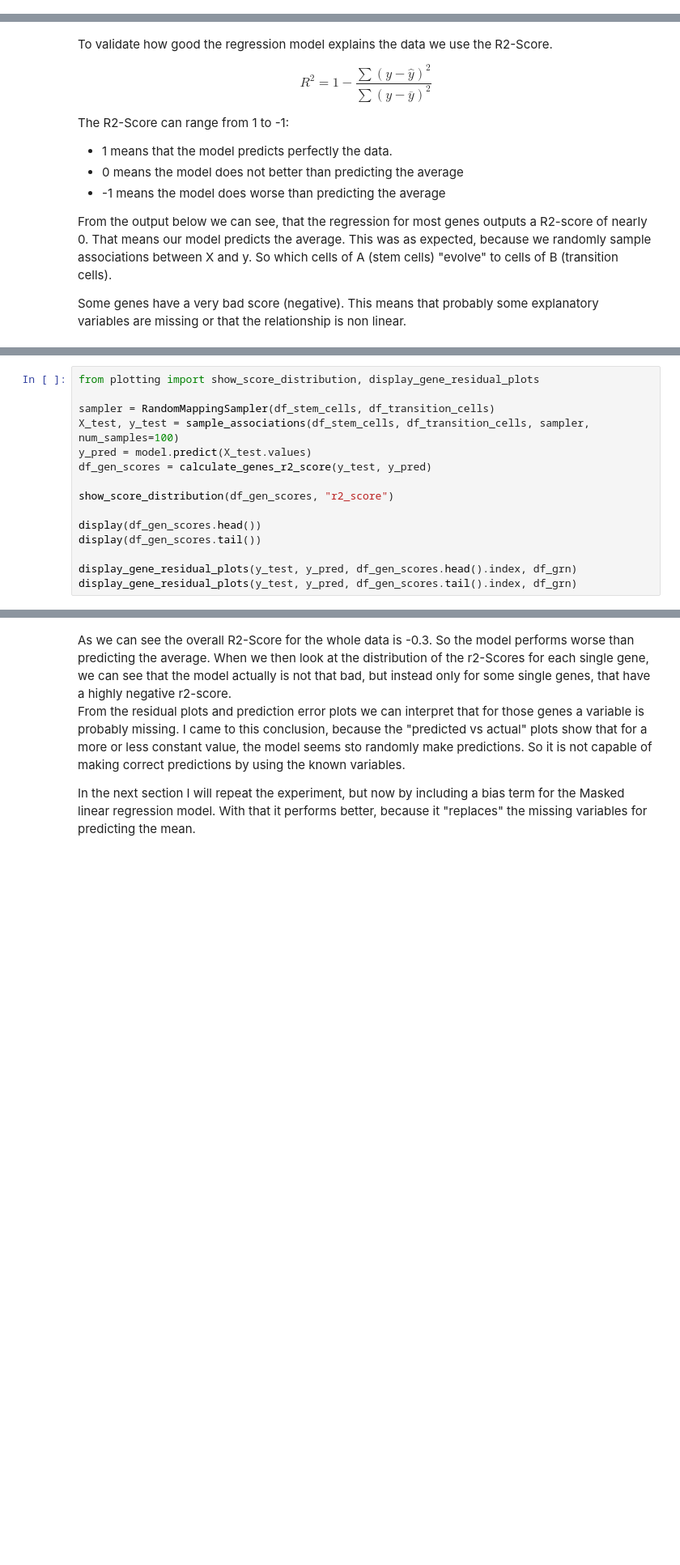
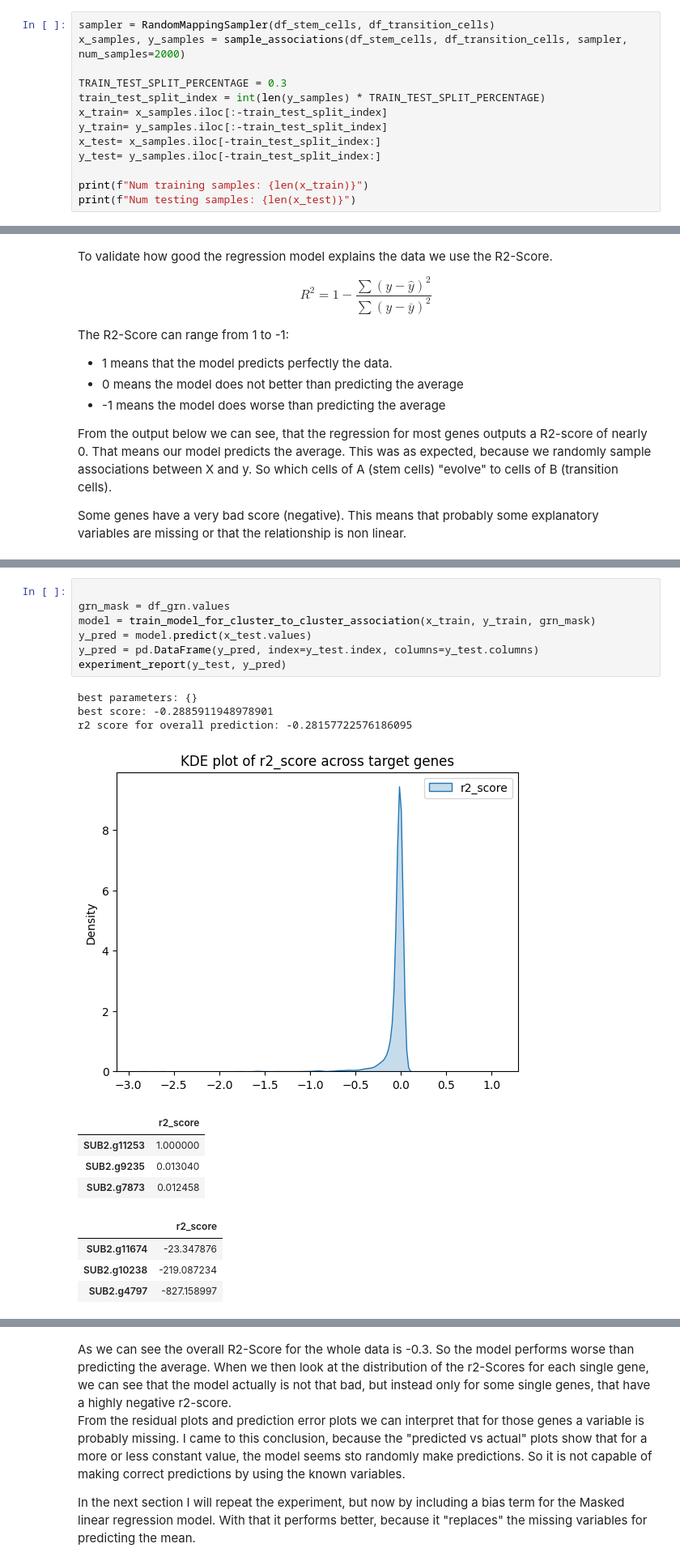
Before and after one commit to DavidWild02/BachelorThesis-ML-Gene-Interactions, a Jupyter notebook: GRNbetweenCellTypes.ipynb, the cells around one changed output, grey strips where cells are left out. Shown at 81% size. Saved outputs shown, nothing was run; the diff lists cells and outputs as text; blank space fills up the shorter version.

Commit message:
better organization with dataframes, test train split and more

```diff
--- a/GRNbetweenCellTypes.ipynb
+++ b/GRNbetweenCellTypes.ipynb
@@ -193,0 +182,13 @@ best score: -0.3120628446340561
+# %%
+sampler = RandomMappingSampler(df_stem_cells, df_transition_cells)
+x_samples, y_samples = sample_associations(df_stem_cells, df_transition_cells, sampler, num_samples=2000)
+
+TRAIN_TEST_SPLIT_PERCENTAGE = 0.3
+train_test_split_index = int(len(y_samples) * TRAIN_TEST_SPLIT_PERCENTAGE)
+x_train= x_samples.iloc[:-train_test_split_index]
+y_train= y_samples.iloc[:-train_test_split_index]
+x_test= x_samples.iloc[-train_test_split_index:]
+y_test= y_samples.iloc[-train_test_split_index:]
+
+print(f"Num training samples: {len(x_train)}")
+print(f"Num testing samples: {len(x_test)}")
@@ -225,15 +237,0 @@ def calculate_genes_r2_score(y, y_pred) -> pd.DataFrame:
-# %%
-from plotting import show_score_distribution, display_gene_residual_plots
-
-sampler = RandomMappingSampler(df_stem_cells, df_transition_cells)
-X_test, y_test = sample_associations(df_stem_cells, df_transition_cells, sampler, num_samples=100)
-y_pred = model.predict(X_test.values)
-df_gen_scores = calculate_genes_r2_score(y_test, y_pred)
-
-show_score_distribution(df_gen_scores, "r2_score")
-
-display(df_gen_scores.head())
-display(df_gen_scores.tail())
-
-display_gene_residual_plots(y_test, y_pred, df_gen_scores.head().index, df_grn)
-display_gene_residual_plots(y_test, y_pred, df_gen_scores.tail().index, df_grn)
@@ -257,0 +238,20 @@ display_gene_residual_plots(y_test, y_pred, df_gen_scores.tail().index, df_grn)
+# %%
+
+grn_mask = df_grn.values
+model = train_model_for_cluster_to_cluster_association(x_train, y_train, grn_mask)
+y_pred = model.predict(x_test.values)
+y_pred = pd.DataFrame(y_pred, index=y_test.index, columns=y_test.columns)
+experiment_report(y_test, y_pred)
+# %% [output]
+best parameters: {}
+best score: -0.2885911948978901
+r2 score for overall prediction: -0.28157722576186095
+[figure, added]
+|  | r2_score |
+| SUB2.g11253 | 1.000000 |
+| SUB2.g9235 | 0.013040 |
+| SUB2.g7873 | 0.012458 |
+|  | r2_score |
+| SUB2.g11674 | -23.347876 |
+| SUB2.g10238 | -219.087234 |
+| SUB2.g4797 | -827.158997 |
```
Also changed, not shown: parts of 22 cells of this notebook, 2 other files.
